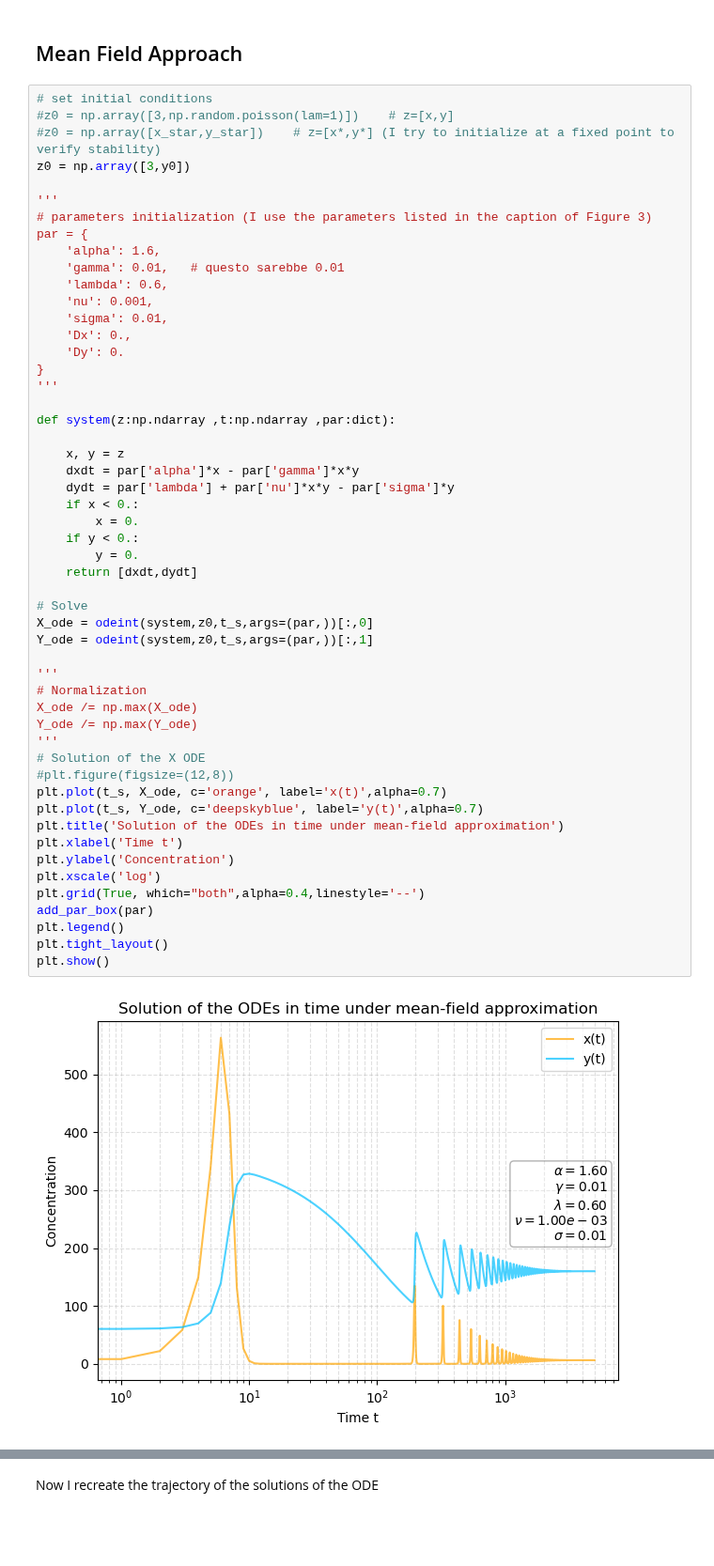
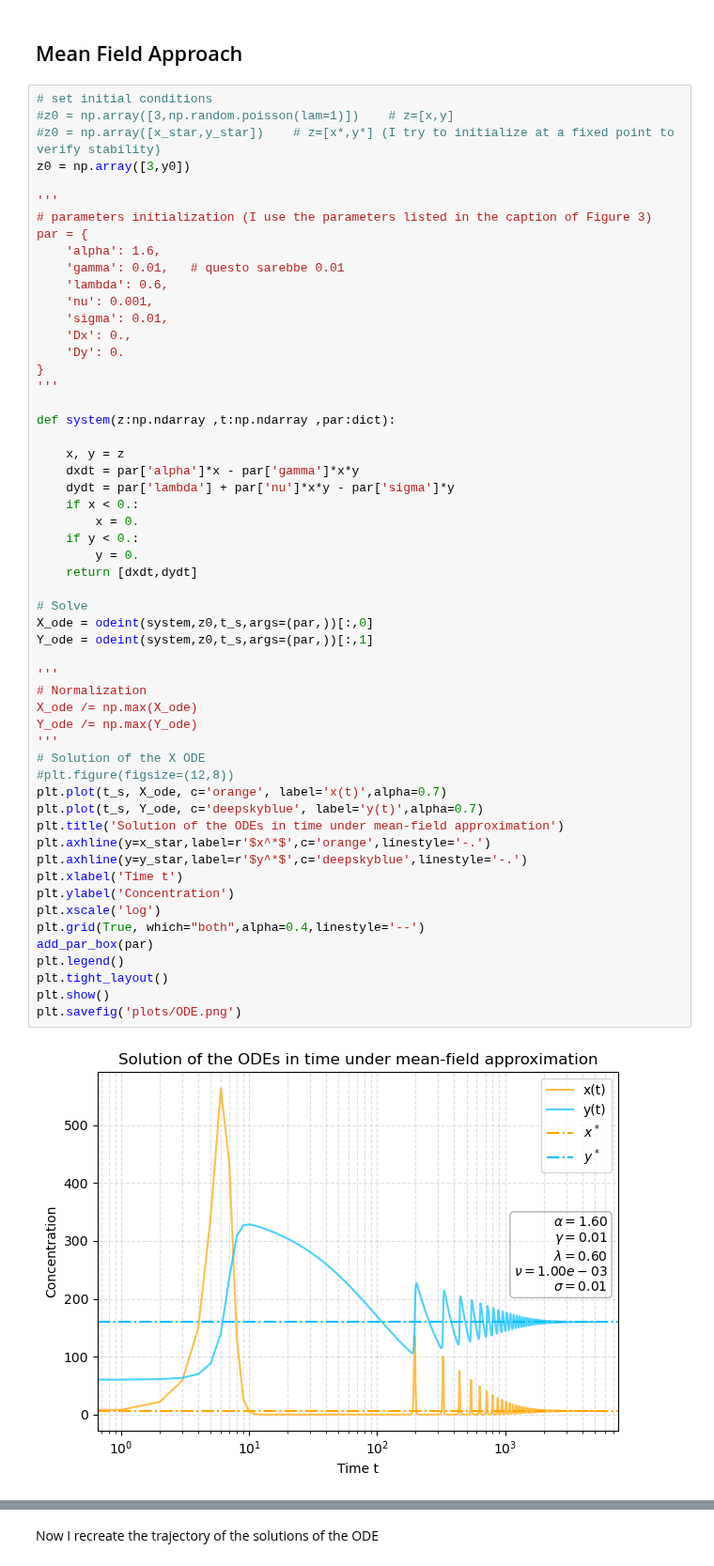
Before and after one commit to pietromalagoli/PCS, a Jupyter notebook: project.ipynb, the cells around one changed output, grey strips where cells are left out. Shown at 94% size. Saved outputs shown, nothing was run; the diff lists cells and outputs as text; blank space fills up the shorter version.

```diff
--- a/project.ipynb
+++ b/project.ipynb
@@ -106,31 +107,34 @@ def system(z:np.ndarray ,t:np.ndarray ,par:dict):
     dydt = par['lambda'] + par['nu']*x*y - par['sigma']*y
     if x < 0.:
         x = 0.
     if y < 0.:
         y = 0.
     return [dxdt,dydt]
 
 # Solve
 X_ode = odeint(system,z0,t_s,args=(par,))[:,0]
 Y_ode = odeint(system,z0,t_s,args=(par,))[:,1]
 
 '''
 # Normalization
 X_ode /= np.max(X_ode)
 Y_ode /= np.max(Y_ode)
 '''
 # Solution of the X ODE
 #plt.figure(figsize=(12,8))
 plt.plot(t_s, X_ode, c='orange', label='x(t)',alpha=0.7)
 plt.plot(t_s, Y_ode, c='deepskyblue', label='y(t)',alpha=0.7)
 plt.title('Solution of the ODEs in time under mean-field approximation')
+plt.axhline(y=x_star,label=r'$x^*$',c='orange',linestyle='-.')
+plt.axhline(y=y_star,label=r'$y^*$',c='deepskyblue',linestyle='-.')
 plt.xlabel('Time t')
 plt.ylabel('Concentration')
 plt.xscale('log')
 plt.grid(True, which="both",alpha=0.4,linestyle='--')
 add_par_box(par)
 plt.legend()
 plt.tight_layout()
 plt.show()
+plt.savefig('plots/ODE.png')
 # %% [output]
-[figure, old version]
+[figure, new version]
```
Also changed, not shown: parts of 14 cells of this notebook, 2 other files.
